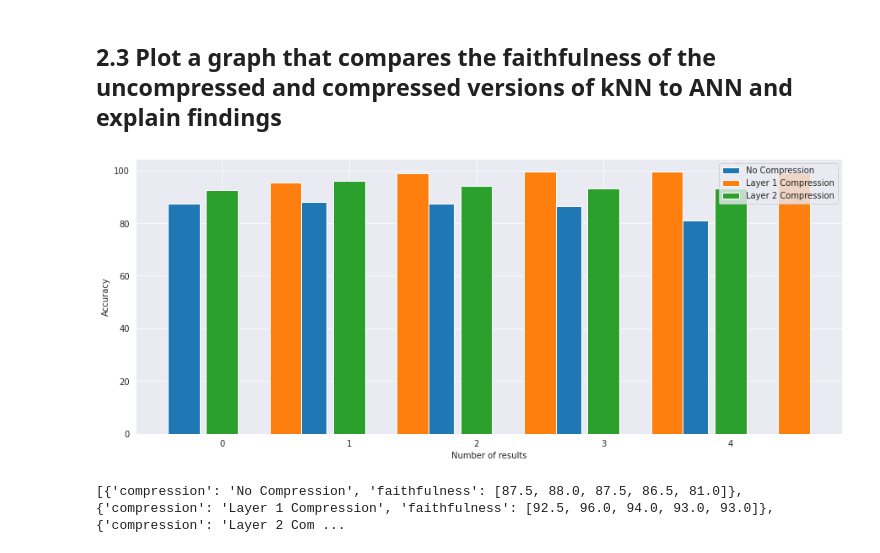
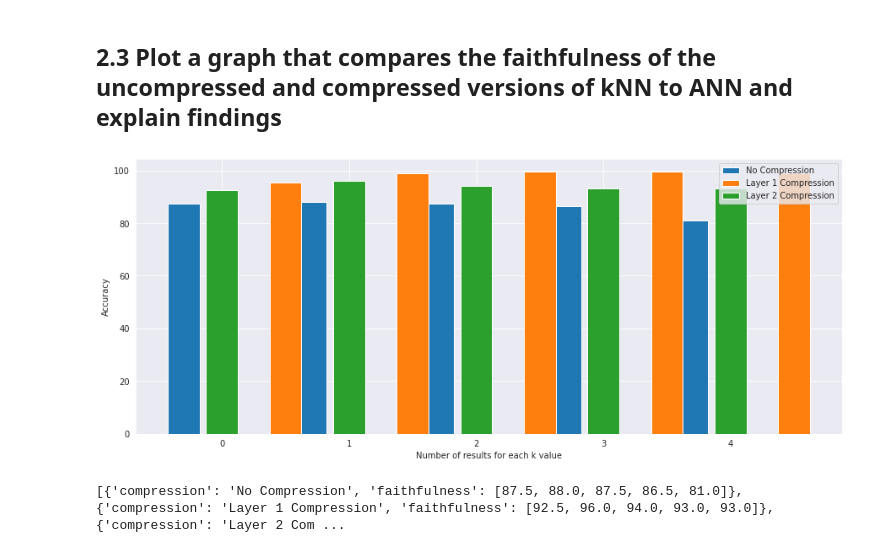
Before and after one commit to simonka0808/AdaptiveSolutionsCorrectCode, a Jupyter notebook: 2022_CM4107_CW_1_Template.ipynb, the cells around one changed output. Saved outputs shown, nothing was run; the diff lists cells and outputs as text; code cells hidden in the pictures.

```diff
--- a/2022_CM4107_CW_1_Template.ipynb
+++ b/2022_CM4107_CW_1_Template.ipynb
@@ -692,27 +692,33 @@ Layer2  {'compression': 'Layer 2 Compression', 'faithfulness': [95.5, 99.0, 99.5
 # %% [markdown]
 ## 2.3 Plot a graph that compares the faithfulness of the uncompressed and compressed versions of kNN to ANN and explain findings
 # %%
+import matplotlib.pyplot as plt
+%matplotlib inline
+import seaborn as sns
+sns.set_style("darkgrid")
+
+# helps to manipulate the image for rotation
 N = len(ks) # this is the number of results we want to plot on the x-axis
 ind = np.arange(N) # x axis index
 # print(knn_list)
 
 plt.figure(figsize=(15,6))
 plt.xlabel("Number of results for each k value")
 plt.ylabel("Accuracy")
 width = 0.25 # width of the bar
 plt.bar(ind-0.3, knn_list[0]['faithfulness'], width, label=knn_list[0]['compression'])
 
 # TODO: add layer1 and 2 compressed results to the plot and format the graph
 plt.bar(ind + 0.5, knn_list[2]['faithfulness'], width, label=knn_list[2]['compression'])
 plt.bar(ind, knn_list[1]['faithfulness'], width, label=knn_list[1]['compression'])
 plt.legend(["No Compression","Layer 1 Compression", "Layer 2 Compression"])
 
 
 
 
 plt.show()
 # %% [output]
-[figure, old version]
+[figure, new version]
 # %%
 print(knn_list)
 # %% [output]
```
Also changed, not shown: parts of 1 cell of this notebook.
